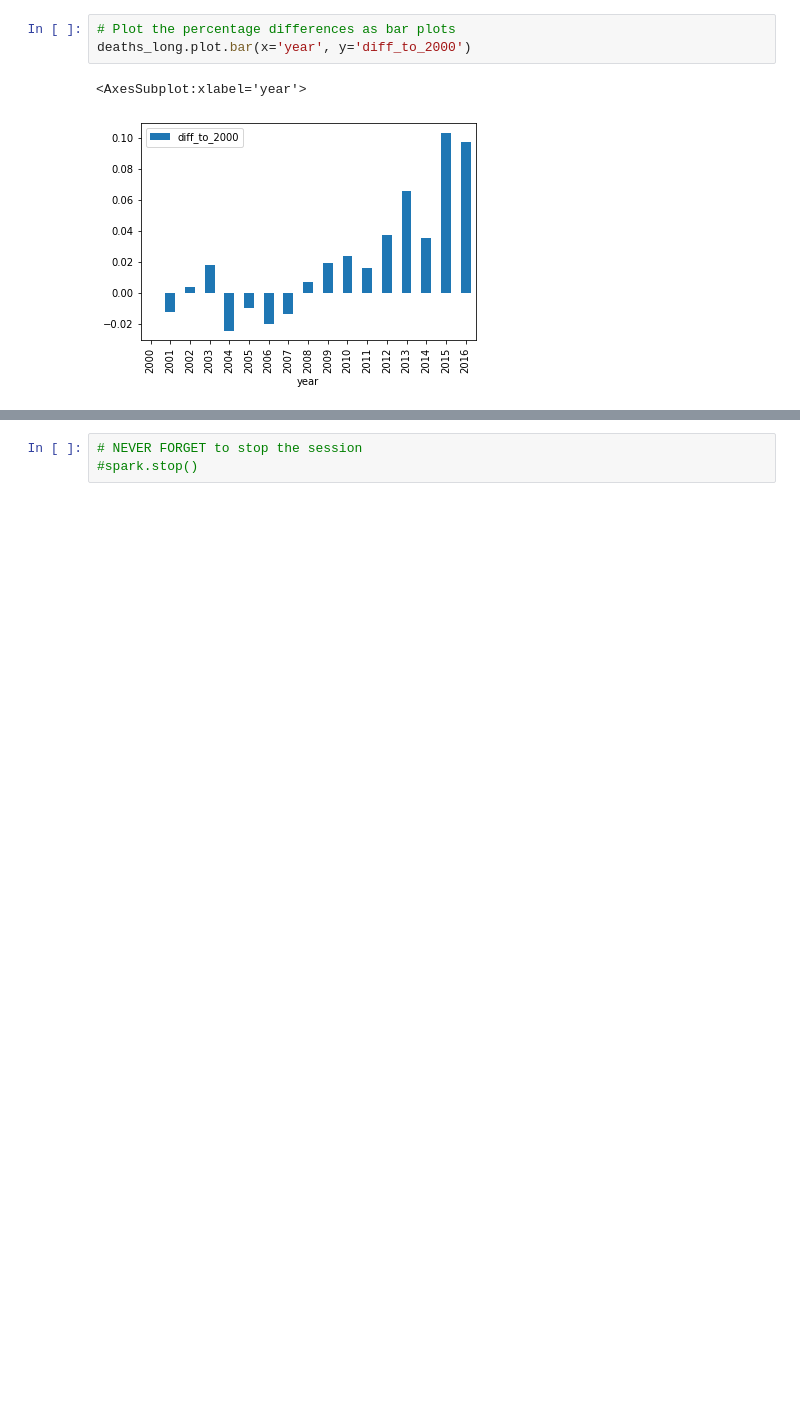
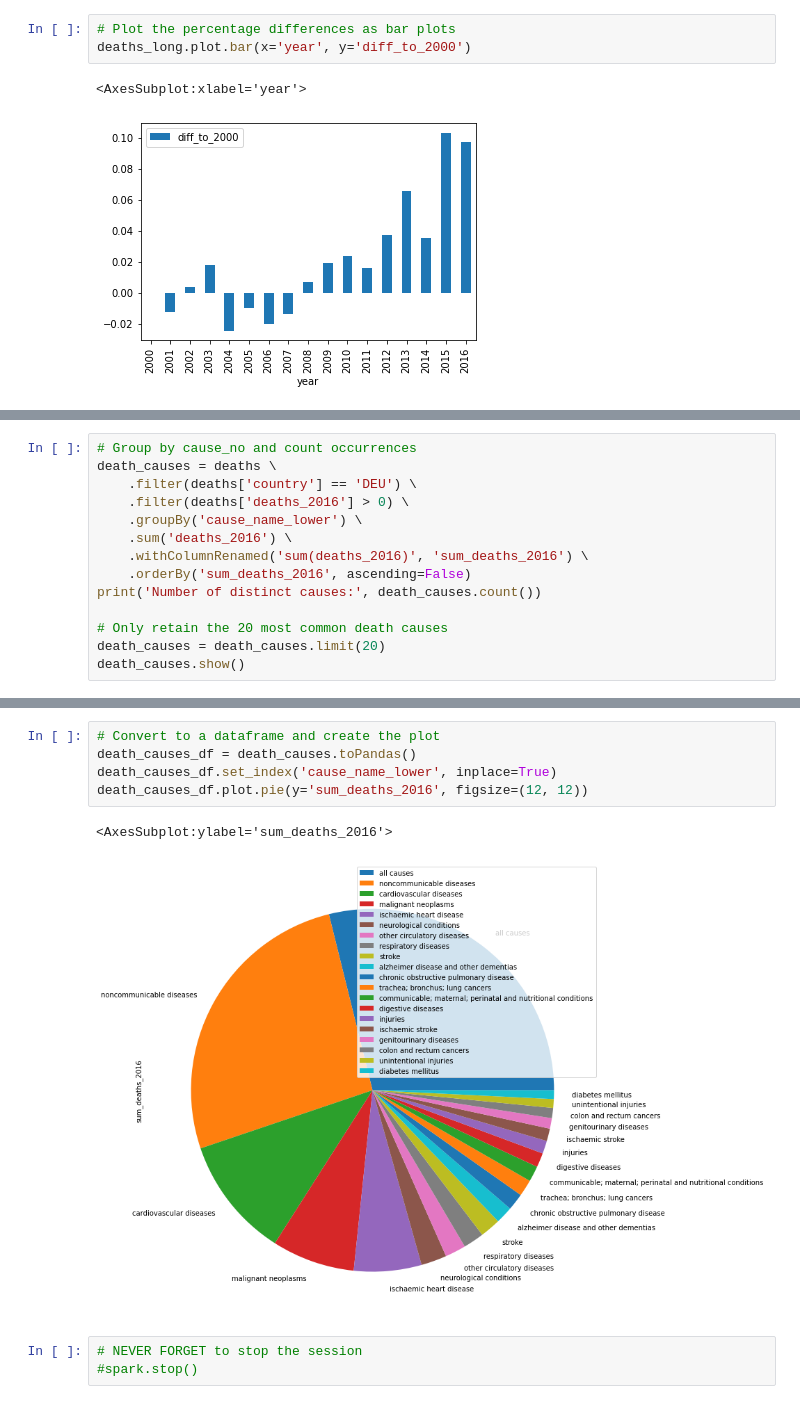
Before and after one commit to kevinsuedmersen/hadoop-sandbox, a Jupyter notebook: jupyter-spark/work/assignments/uebung_29_pyspark.ipynb, the cells around one changed output, grey strips where cells are left out. Drawn from its saved outputs; the diff is of its cells as text; blank space fills up the shorter version.

```diff
--- a/jupyter-spark/work/assignments/uebung_29_pyspark.ipynb
+++ b/jupyter-spark/work/assignments/uebung_29_pyspark.ipynb
@@ -433,0 +439,14 @@ Row count after filtering: 500
+# %%
+# Group by cause_no and count occurrences
+death_causes = deaths \
+    .filter(deaths['country'] == 'DEU') \
+    .filter(deaths['deaths_2016'] > 0) \
+    .groupBy('cause_name_lower') \
+    .sum('deaths_2016') \
+    .withColumnRenamed('sum(deaths_2016)', 'sum_deaths_2016') \
+    .orderBy('sum_deaths_2016', ascending=False)
+print('Number of distinct causes:', death_causes.count())
+
+# Only retain the 20 most common death causes
+death_causes = death_causes.limit(20)
+death_causes.show()
@@ -434,3 +471,11 @@ Row count after filtering: 500
+# %%
+# Convert to a dataframe and create the plot
+death_causes_df = death_causes.toPandas()
+death_causes_df.set_index('cause_name_lower', inplace=True)
+death_causes_df.plot.pie(y='sum_deaths_2016', figsize=(12, 12))
+# %% [output]
+<AxesSubplot:ylabel='sum_deaths_2016'>
+[figure, added]
 # %%
 # NEVER FORGET to stop the session
 #spark.stop()
```
Also changed, not shown: parts of 10 cells of this notebook.
